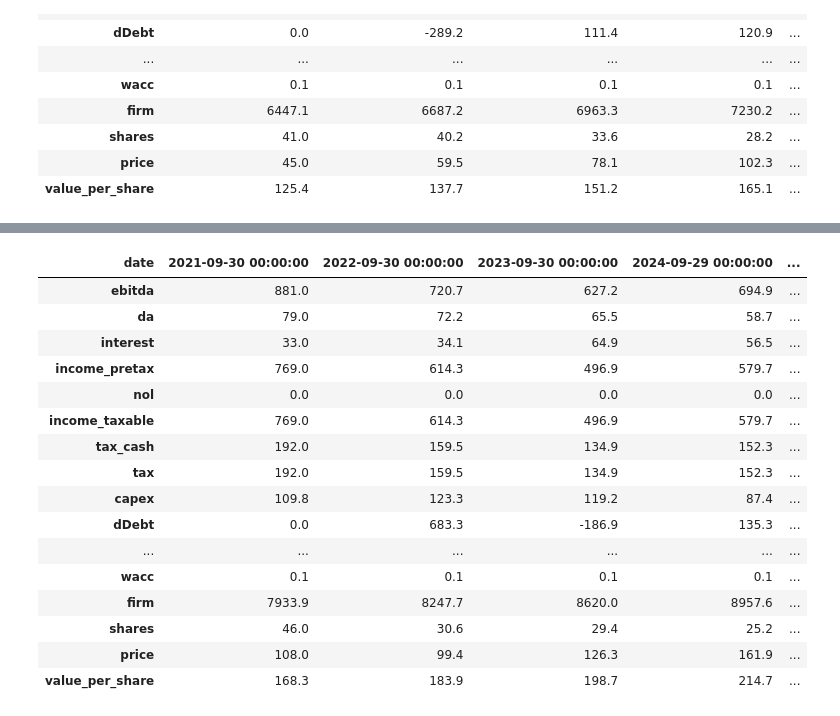
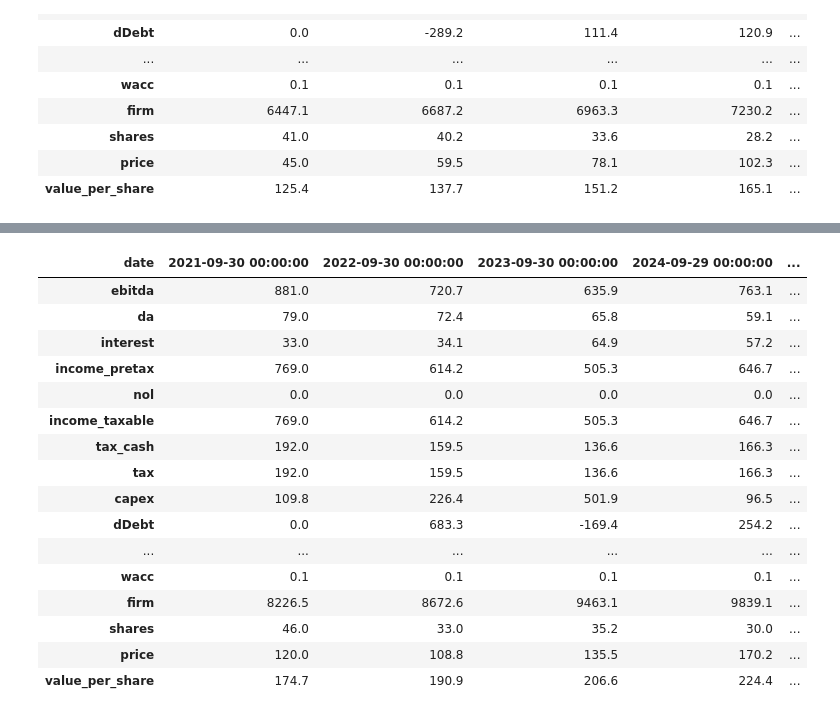
Before and after one commit to mtlr05/finagle, a Jupyter notebook: Valuation notebook.ipynb, the cells around one changed output, grey strips where cells are left out. Saved outputs shown, nothing was run; the diff lists cells and outputs as text; code cells hidden in the pictures.

Commit message:
target debt can start at year of choice, m&a treated separate from capex

```diff
--- a/Valuation notebook.ipynb
+++ b/Valuation notebook.ipynb
@@ -732,15 +732,15 @@ financials = {
 # noa = other non-operating assets, examples: land, properties, other even business's not included in the cashflows, float
 
 ATKR = cmp.company(ticker = 'ATKR',rd = rd,re = re,t = t,shares = shares,gt = gt,roict = roict,year = year)
-ATKR.forecast_ebitda(881,[-0.19,-0.14,0.10,0.10], financials) #only organic EBITDA
+ATKR.forecast_ebitda(881,[-0.19,-0.15,0.10,0.10], financials) #only organic EBITDA
 ATKR.load_financials(financials = financials.copy())
 ATKR.fcf_from_ebitda()
 ATKR.fcf_to_acquire(year_a = 0, ebitda_frac = 0.008, multiple = 6.5, leverage = 0, gnext = 0.1, cap_frac = 0.12, adjust_cash = False)
-ATKR.fcf_to_acquire(year_a = 1, ebitda_frac = 0.008, multiple = 6.5, leverage = 0, gnext = 0.1, cap_frac = 0.12, adjust_cash = False)
-ATKR.fcf_to_acquire(year_a = 2, ebitda_frac = 0.008, multiple = 6.5, leverage = 0, gnext = 0.1, cap_frac = 0.12, adjust_cash = False)
+ATKR.fcf_to_acquire(year_a = 1, ebitda_frac = 0.03, multiple = 6.5, leverage = 0, gnext = 0.1, cap_frac = 0.12, adjust_cash = False)
+ATKR.fcf_to_acquire(year_a = 2, ebitda_frac = 0.1, multiple = 6.5, leverage = 0, gnext = 0.1, cap_frac = 0.12, adjust_cash = False)
 ATKR.fcf_to_debt(leverage=2)
-#ATKR.fcf_to_buyback(price=100,dp = 'constant')
-ATKR.fcf_to_buyback(price=108,dp = 'proportional')
+#ATKR.fcf_to_buyback(price=120,dp = 'constant')
+ATKR.fcf_to_buyback(price=120,dp = 'proportional')
 ATKR.value()
 ATKR.display_fin()
 # %% [output]
@@ -764,17 +765,17 @@ See the caveats in the documentation: http://pandas.pydata.org/pandas-docs/stabl
 | date | 2021-09-30 00:00:00 | 2022-09-30 00:00:00 | 2023-09-30 00:00:00 | 2024-09-29 00:00:00 | ... |
-| ebitda | 881.0 | 720.7 | 627.2 | 694.9 | ... |
-| da | 79.0 | 72.2 | 65.5 | 58.7 | ... |
-| interest | 33.0 | 34.1 | 64.9 | 56.5 | ... |
-| income_pretax | 769.0 | 614.3 | 496.9 | 579.7 | ... |
+| ebitda | 881.0 | 720.7 | 635.9 | 763.1 | ... |
+| da | 79.0 | 72.4 | 65.8 | 59.1 | ... |
+| interest | 33.0 | 34.1 | 64.9 | 57.2 | ... |
+| income_pretax | 769.0 | 614.2 | 505.3 | 646.7 | ... |
 | nol | 0.0 | 0.0 | 0.0 | 0.0 | ... |
-| income_taxable | 769.0 | 614.3 | 496.9 | 579.7 | ... |
-| tax_cash | 192.0 | 159.5 | 134.9 | 152.3 | ... |
-| tax | 192.0 | 159.5 | 134.9 | 152.3 | ... |
-| capex | 109.8 | 123.3 | 119.2 | 87.4 | ... |
-| dDebt | 0.0 | 683.3 | -186.9 | 135.3 | ... |
+| income_taxable | 769.0 | 614.2 | 505.3 | 646.7 | ... |
+| tax_cash | 192.0 | 159.5 | 136.6 | 166.3 | ... |
+| tax | 192.0 | 159.5 | 136.6 | 166.3 | ... |
+| capex | 109.8 | 226.4 | 501.9 | 96.5 | ... |
+| dDebt | 0.0 | 683.3 | -169.4 | 254.2 | ... |
 | ... | ... | ... | ... | ... | ... |
 | wacc | 0.1 | 0.1 | 0.1 | 0.1 | ... |
-| firm | 7933.9 | 8247.7 | 8620.0 | 8957.6 | ... |
-| shares | 46.0 | 30.6 | 29.4 | 25.2 | ... |
-| price | 108.0 | 99.4 | 126.3 | 161.9 | ... |
-| value_per_share | 168.3 | 183.9 | 198.7 | 214.7 | ... |
+| firm | 8226.5 | 8672.6 | 9463.1 | 9839.1 | ... |
+| shares | 46.0 | 33.0 | 35.2 | 30.0 | ... |
+| price | 120.0 | 108.8 | 135.5 | 170.2 | ... |
+| value_per_share | 174.7 | 190.9 | 206.6 | 224.4 | ... |
```
Also changed, not shown: parts of 4 cells of this notebook, 1 other file.
